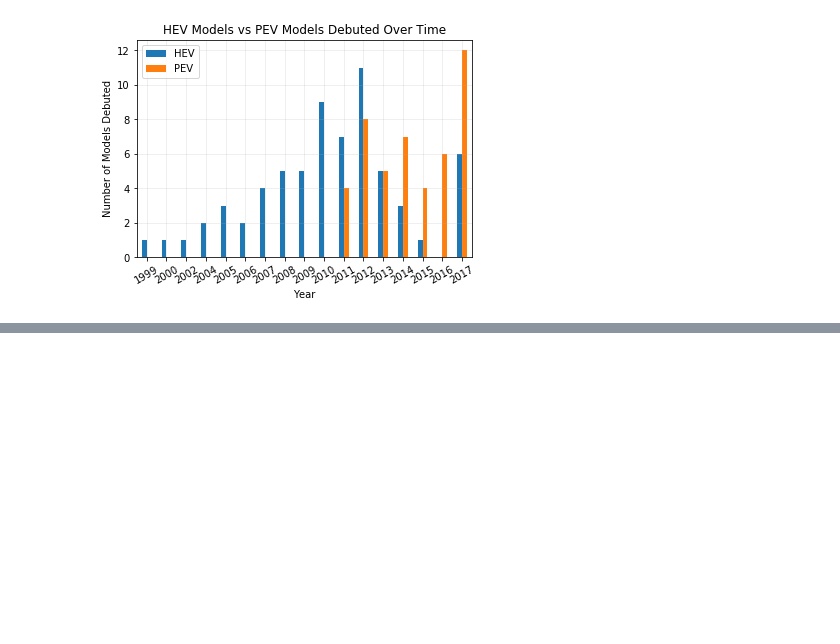
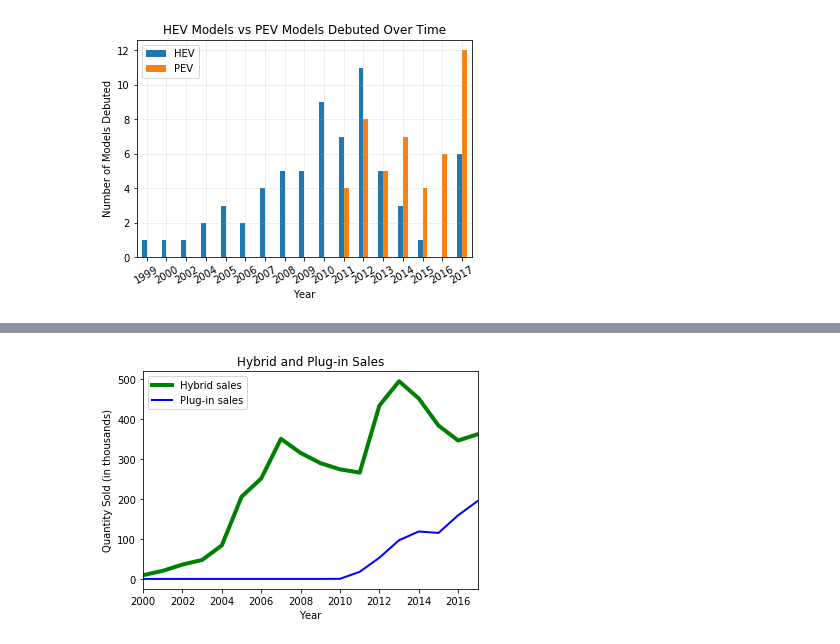
Before and after one commit to Barbara-Gordon/Team9, a Jupyter notebook: Combined Notebook 1.ipynb, the cells around one changed output, grey strips where cells are left out. Drawn from its saved outputs; the diff is of its cells as text; code cells hidden in the pictures; blank space fills up the shorter version.

```diff
--- a/Combined Notebook 1.ipynb
+++ b/Combined Notebook 1.ipynb
@@ -359,0 +463,14 @@ fig.savefig('Plots and Maps\HEV vs PEV Models Debuted')
+# %%
+sales_x_values = np.arange(1999, 2018)
+plt.plot( sales_x_values, 'Hybrid sales', data=hybrid_and_plugin_sales_df, marker='', markerfacecolor='blue', markersize=12, color='green', linewidth=4)
+plt.plot( sales_x_values, 'Plug-in sales', data=hybrid_and_plugin_sales_df, marker='', color='blue', linewidth=2)
+plt.legend()
+plt.title("Hybrid and Plug-in Sales")
+plt.xlabel("Year")
+##EC - added xlim to plots to make them the same timespan and round value ticks.
+plt.xlim(2000,2017)
+plt.ylabel("Quantity Sold (in thousands)")
+
+plt.savefig('sales_trend.png')
+# %% [output]
+[figure, added]
```
Also changed, not shown: parts of 17 cells of this notebook.
